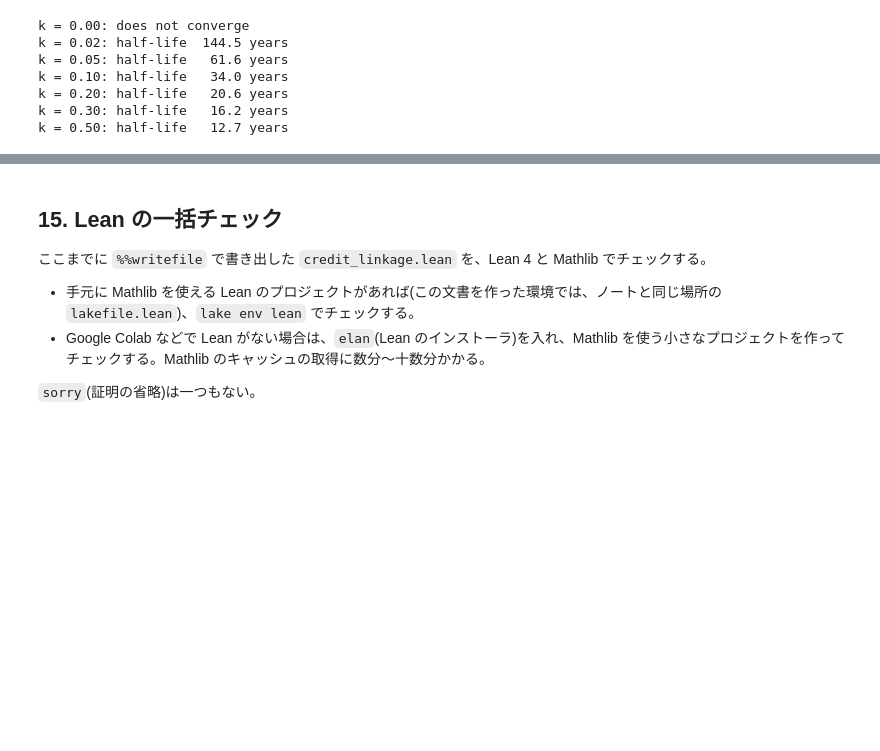
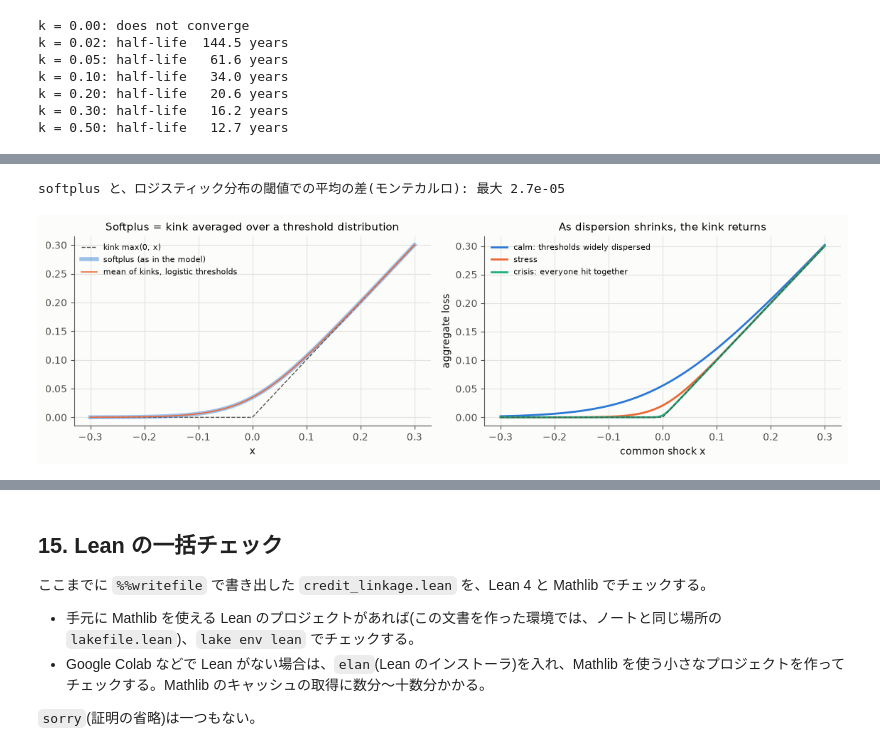
Before and after one commit to JRF-2018/credit_simulation_v6, a Jupyter notebook: notebooks/credit_linkage.ipynb, the cells around one changed output, grey strips where cells are left out. Saved outputs shown, nothing was run; the diff lists cells and outputs as text; code cells hidden in the pictures; blank space fills up the shorter version.

```diff
--- a/notebooks/credit_linkage.ipynb
+++ b/notebooks/credit_linkage.ipynb
@@ -303,7 +303,7 @@ WORLD_STRUCT = dict(
     hold=None,      # hold[j, i]: 地域 j の企業の借入・国債への請求権のうち、地域 i の金利生活者が持つ割合(行の和 1)。None なら単位行列
     K0=None,        # 地域ごとの初期の資本(None なら 250 を N 等分)
     init='steady',  # 'steady': 予備走行(κ=0, ショックなし)で釣り合った比率を求めて初期値にする
-    state=None,     # 初期状態を直接与える辞書(K, L, B, S, Pi_e)。与えたときは init を無視する
+    state=None,     # 初期状態を直接与える辞書(K, L, B, S, Pi_e。Lean の State と同じ E_prev, Y_prev, loss, u_prev も与えられる)。与えたときは init を無視する
     phi_trade=None, # 貿易の自由度 φ(0〜1)。与えると、支出の地域への配分を競争力 A から
                     # S_ij = K_i A_i^θ φ^{[i≠j]} / Σ_k K_k A_k^θ φ^{[k≠j]} で決め、m と trade はそれで上書きする
     A0=None,        # 競争力の初期値(None なら全地域 1)
@@ -393,8 +393,13 @@ def simulate_world(N=2, **kw):
         f = K.sum() / pre['K'][-1].sum()
         K, L, B, S, Pi_e = (pre[k][-1] * f for k in ('K', 'L', 'B', 'S', 'Pi'))
     Pi_prev, loss_rate, delta, E_prev = Pi_e.copy(), np.zeros(N), P['d0'].copy(), None
+    u0, Y_prev0 = np.full(N, 0.9), None
     if struct['state'] is not None:
         Pi_prev = Pi_prev0
+        st = struct['state']
+        if 'E_prev' in st:                            # 前の期の量まで与えれば、途中から厳密に続けられる
+            E_prev, loss_rate = _vec(st['E_prev'], N), _vec(st['loss'], N)
+            u0, Y_prev0 = _vec(st['u_prev'], N), _vec(st['Y_prev'], N)
     a = np.ones(N)
     Pop = (0.9 * K / P['v']) / 0.92
     A = np.ones(N) if struct['A0'] is None else _vec(struct['A0'], N)
@@ -441,7 +446,7 @@ def simulate_world(N=2, **kw):
             stress = np.maximum(0.0, -(E - E_prev) / np.maximum(E_prev, 1e-9)) / dt
             delta = P['d0'] * (1 + P['kappa'] * stress)
         E_prev = E
-        u_prev = out['u'][i - 1] if i > 0 else np.full(N, 0.9)
+        u_prev = out['u'][i - 1] if i > 0 else u0
         g_net = P['g0'] + P['g1'] * Pi_prev / K + P['g2'] * (u_prev - 0.85) + P['g_q'] * (E / K - P['q_ref'])
         I_des = K * np.maximum(0.0, P['d0'] + g_net)
         retained = (1 - P['payout']) * Pi_prev + P['d0'] * K
@@ -451,8 +456,8 @@ def simulate_world(N=2, **kw):
         G = P['gG'] * Y_p / P['u_max']
         fu = struct['fiscal_union']
         in_union = fu is not None and fu[0] - dt / 2 <= t < fu[1] - dt / 2
-        if i > 0:
-            Yl = out['Y'][i - 1]
+        if i > 0 or Y_prev0 is not None:
+            Yl = out['Y'][i - 1] if i > 0 else Y_prev0
             ratio = np.full(N, B.sum() / Yl.sum()) if in_union else B / Yl
             tau = np.clip(P['tau'] + P['fiscal'] * (ratio - P['b_target']), 0.0, 0.8)
         else:
@@ -547,6 +552,8 @@ def simulate_world(N=2, **kw):
                             + fx.get('k_u', 0.0) * du) * dt)
         if np.any(P['phillips'] > 0):
             omega = np.clip(omega * (1 + P['phillips'] * (emp - P['e_star']) * dt), 0.3, 0.95)
+    # 最後の期の後の状態(Lean の State と同じ 10 個の量。state に渡せば続きから計算できる)
+    out['next'] = dict(K=K, L=L, B=B, S=S, Pi_e=Pi_e, Pi_prev=Pi_prev, E_prev=E_prev, Y_prev=Y, loss=loss_rate, u_prev=Y / Y_k)
     return out
 # %%
 def neutral_links(sizes, k=0.3):
@@ -1883,0 +1918,23 @@ theorem prod_bound (u : ℕ → ℝ) (n : ℕ) :
+# %%
+x = np.linspace(-0.3, 0.3, 301)
+rng = np.random.default_rng(0)
+w = 0.05
+theta = rng.logistic(0.0, w, 400000)
+mc = np.array([np.maximum(0.0, xi - theta).mean() for xi in x])
+sp = w * np.logaddexp(0.0, x / w)
+print(f'softplus と、ロジスティック分布の閾値での平均の差(モンテカルロ): 最大 {np.max(np.abs(mc - sp)):.1e}')
+
+fig, axes = plt.subplots(1, 2, figsize=(11.5, 3.6))
+axes[0].plot(x, np.maximum(0, x), color=INK2, ls='--', lw=1, label='kink max(0, x)')
+axes[0].plot(x, sp, color=PAL[0], lw=4, alpha=0.45, label='softplus (as in the model)')
+axes[0].plot(x, mc, color=PAL[1], lw=1.2, label='mean of kinks, logistic thresholds')
+axes[0].set(title='Softplus = kink averaged over a threshold distribution', xlabel='x'); axes[0].legend(fontsize=8)
+for j, (s_, lab) in enumerate([(0.08, 'calm: thresholds widely dispersed'), (0.03, 'stress'), (0.005, 'crisis: everyone hit together')]):
+    axes[1].plot(x, s_ * np.logaddexp(0.0, x / s_), color=PAL[j], label=lab)
+axes[1].plot(x, np.maximum(0, x), color=INK2, ls='--', lw=1)
+axes[1].set(title='As dispersion shrinks, the kink returns', xlabel='common shock x', ylabel='aggregate loss')
+axes[1].legend(fontsize=8)
+plt.tight_layout(); plt.show()
+# %% [output]
+softplus と、ロジスティック分布の閾値での平均の差(モンテカルロ): 最大 2.7e-05
+[figure, added]
```
Also changed, not shown: parts of 12 cells of this notebook, 4 other files.
